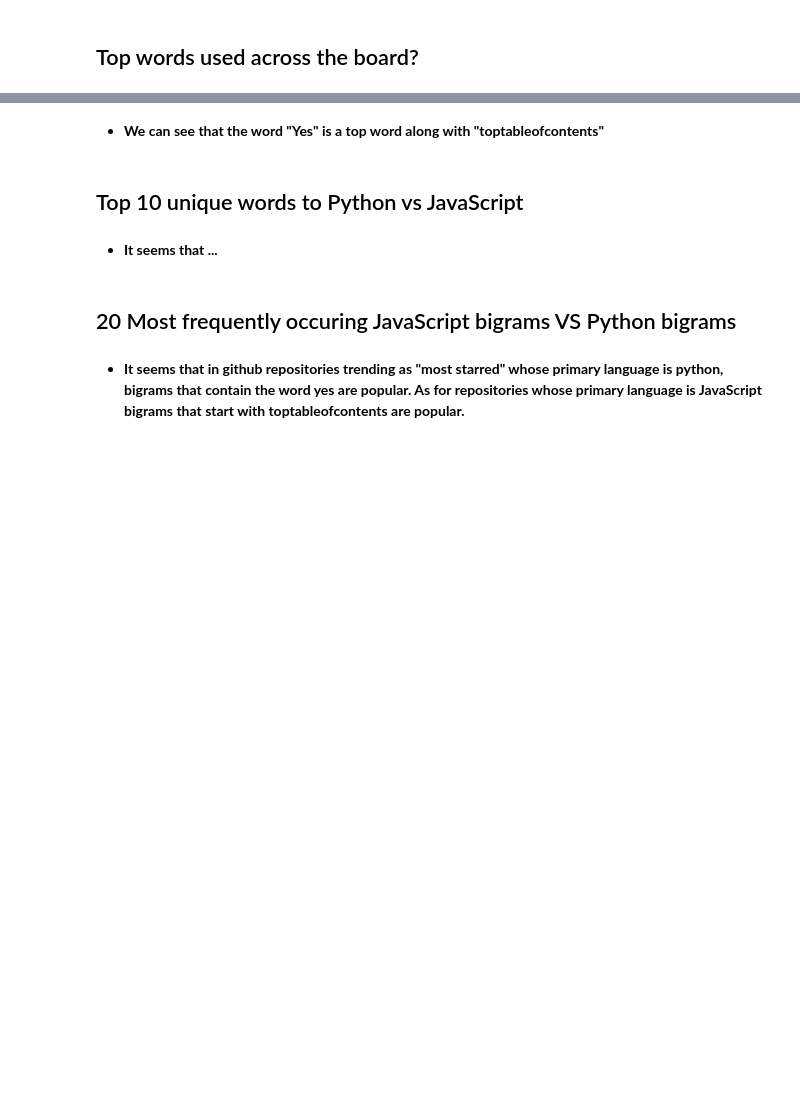
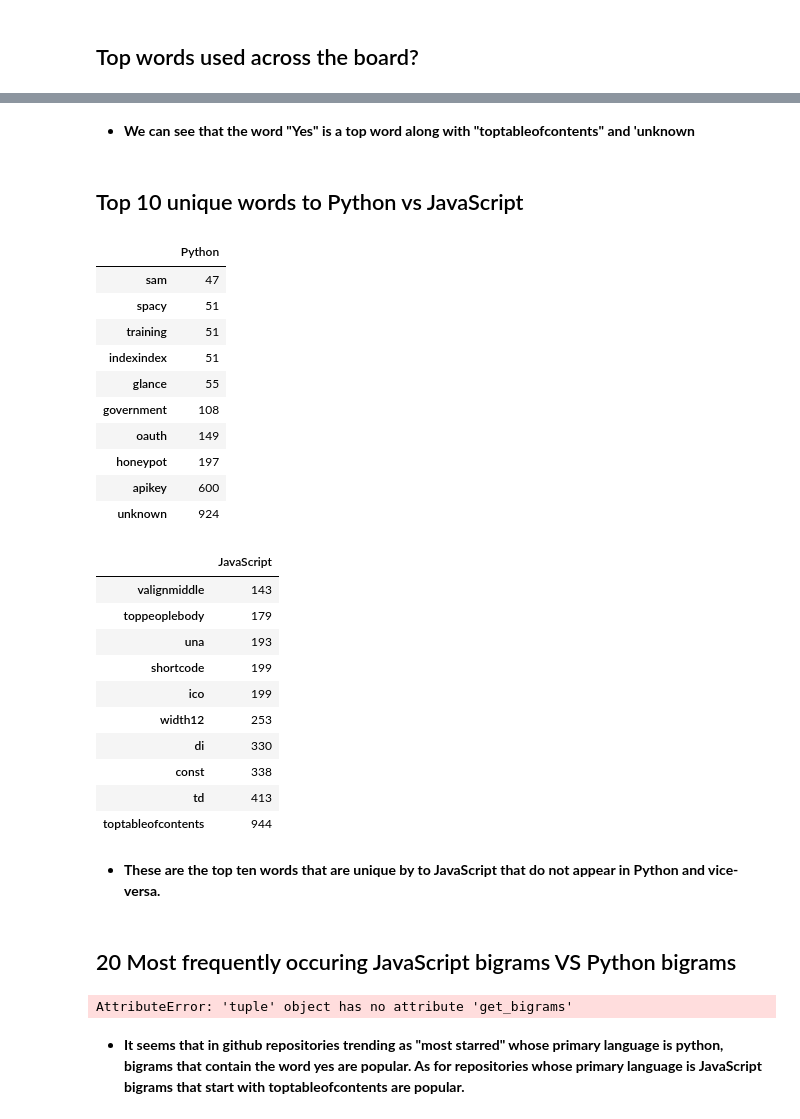
Before and after one commit to NLP-Project-Burton-Yuvia-Yvette/NLP-Project, a Jupyter notebook: Final_Report_NLP_Project.ipynb, the cells around one changed output, grey strips where cells are left out. Cells and saved outputs as stored; diff of their text form; code cells hidden in the pictures; blank space fills up the shorter version.

```diff
--- a/Final_Report_NLP_Project.ipynb
+++ b/Final_Report_NLP_Project.ipynb
@@ -211,4 +215,4 @@ e.get_wordcloud(word_counts)
 # %% [markdown]
-* **We can see that the word "Yes" is a top word along with "toptableofcontents"**
+* **We can see that the word "Yes" is a top word along with "toptableofcontents" and 'unknown**
 # %% [markdown]
 ##  Top 10  unique words to Python vs JavaScript
@@ -223,7 +219,30 @@ def get_unique_words(word_counts):
 # %%
 # Obtain unique words
-get_unique_words(word_counts)
+e = e.get_unique_words(word_counts)
+# %% [output]
+|  | Python |
+| sam | 47 |
+| spacy | 51 |
+| training | 51 |
+| indexindex | 51 |
+| glance | 55 |
+| government | 108 |
+| oauth | 149 |
+| honeypot | 197 |
+| apikey | 600 |
+| unknown | 924 |
+|  | JavaScript |
+| valignmiddle | 143 |
+| toppeoplebody | 179 |
+| una | 193 |
+| shortcode | 199 |
+| ico | 199 |
+| width12 | 253 |
+| di | 330 |
+| const | 338 |
+| td | 413 |
+| toptableofcontents | 944 |
 # %% [markdown]
-* **It seems that ...**
+* **These are the top ten words that are unique by to JavaScript that do not appear in Python and vice-versa.**
 # %% [markdown]
 ## 20 Most frequently occuring JavaScript bigrams VS Python bigrams
@@ -236,3 +249,11 @@ e.get_bigrams_graphs(python_words, javaScript_words)
+# %%
+# create bigrams
+e.get_bigrams(python_words,2)
+e.get_bigrams(javaScript_words,2)
+# Obtain Viz
+e.get_bigrams_graphs(python_words, javaScript_words)
+# %% [output]
+AttributeError: 'tuple' object has no attribute 'get_bigrams'
 # %% [markdown]
 * **It seems that in github repositories trending as "most starred" whose primary language is python, bigrams that contain the word yes are popular. As for repositories whose primary language is JavaScript bigrams that start with toptableofcontents are popular.**
 # %% [markdown]
```
Also changed, not shown: parts of 29 cells of this notebook.
